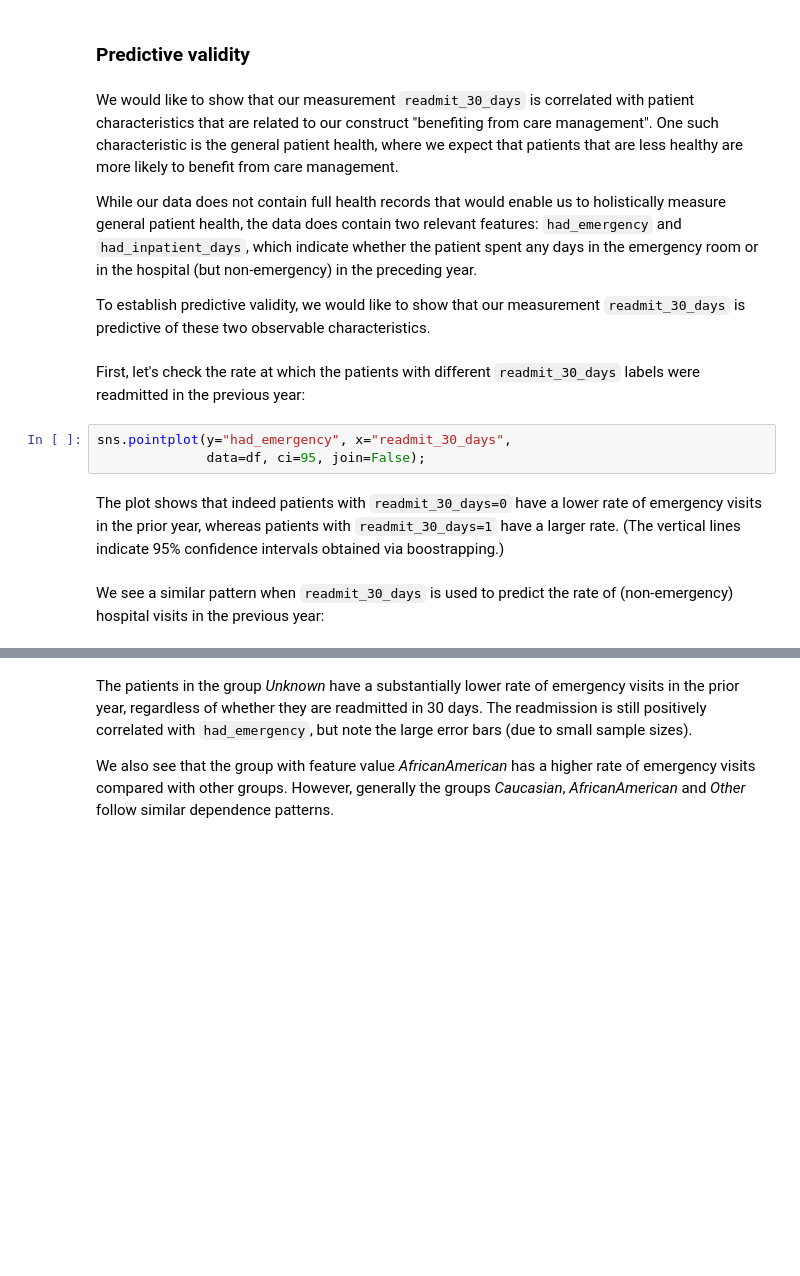
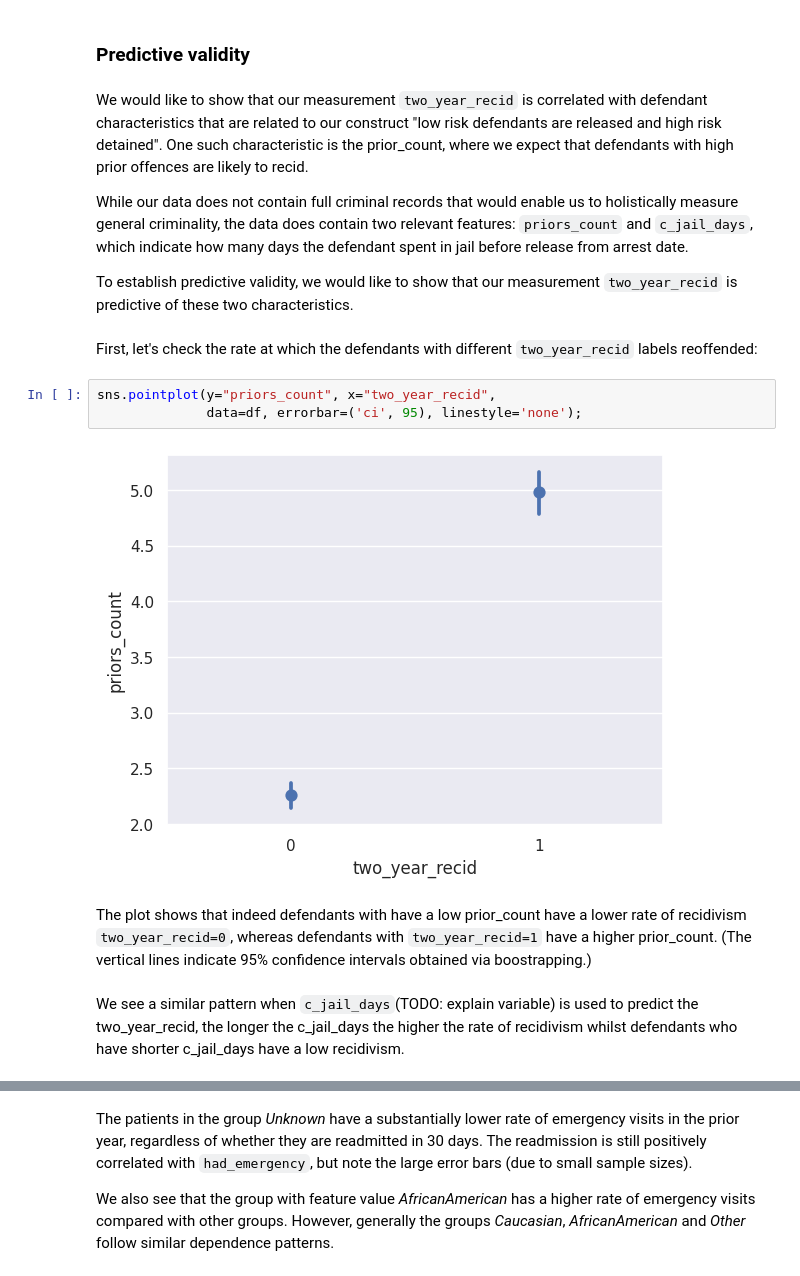
Before and after one commit to nokks/Fairness, a Jupyter notebook: 2021_scipy_tutorial/fairness-in-AI-systems-student.ipynb, the cells around one changed output, grey strips where cells are left out. Saved outputs shown, nothing was run; the diff lists cells and outputs as text; blank space fills up the shorter version.

```diff
--- a/2021_scipy_tutorial/fairness-in-AI-systems-student.ipynb
+++ b/2021_scipy_tutorial/fairness-in-AI-systems-student.ipynb
@@ -630,18 +601,20 @@ The predictions do not need to be chronological, meaning that we do not necessar
 # %% [markdown]
 ### Predictive validity
 # %% [markdown]
-We would like to show that our measurement `readmit_30_days` is correlated with patient characteristics that are related to our construct "benefiting from care management". One such characteristic is the general patient health, where we expect that patients that are less healthy are more likely to benefit from care management.
+We would like to show that our measurement `two_year_recid` is correlated with defendant characteristics that are related to our construct "low risk defendants are released and high risk detained". One such characteristic is the prior_count, where we expect that defendants with high prior offences are likely to recid.
 
-While our data does not contain full health records that would enable us to holistically measure general patient health, the data does contain two relevant features: `had_emergency` and `had_inpatient_days`, which indicate whether the patient spent any days in the emergency room or in the hospital (but non-emergency) in the preceding year.
+While our data does not contain full criminal records that would enable us to holistically measure general criminality, the data does contain two relevant features: `priors_count` and `c_jail_days`, which indicate how many days the defendant spent in jail before release from arrest date.
 
-To establish predictive validity, we would like to show that our measurement `readmit_30_days` is predictive of these two observable characteristics.
+To establish predictive validity, we would like to show that our measurement `two_year_recid` is predictive of these two characteristics.
 # %% [markdown]
-First, let's check the rate at which the patients with different `readmit_30_days` labels were readmitted in the previous year:
+First, let's check the rate at which the defendants with different `two_year_recid` labels reoffended:
 # %%
-sns.pointplot(y="had_emergency", x="readmit_30_days",
-              data=df, ci=95, join=False);
+sns.pointplot(y="priors_count", x="two_year_recid",
+              data=df, errorbar=('ci', 95), linestyle='none');
+# %% [output]
+[figure, added]
 # %% [markdown]
-The plot shows that indeed patients with `readmit_30_days=0` have a lower rate of emergency visits in the prior year, whereas patients with `readmit_30_days=1` have a larger rate. (The vertical lines indicate 95% confidence intervals obtained via boostrapping.)
+The plot shows that indeed defendants with have a low prior_count have a lower rate of recidivism `two_year_recid=0`, whereas defendants with `two_year_recid=1` have a higher prior_count. (The vertical lines indicate 95% confidence intervals obtained via boostrapping.)
-# %% [markdown]
-We see a similar pattern when `readmit_30_days` is used to predict the rate of (non-emergency) hospital visits in the previous year:
+# %% [markdown]
+We see a similar pattern when `c_jail_days`(TODO: explain variable) is used to predict the two_year_recid, the longer the c_jail_days the higher the rate of recidivism whilst defendants who have shorter c_jail_days have a low recidivism.
 # %%
```
Also changed, not shown: parts of 35 cells of this notebook.
